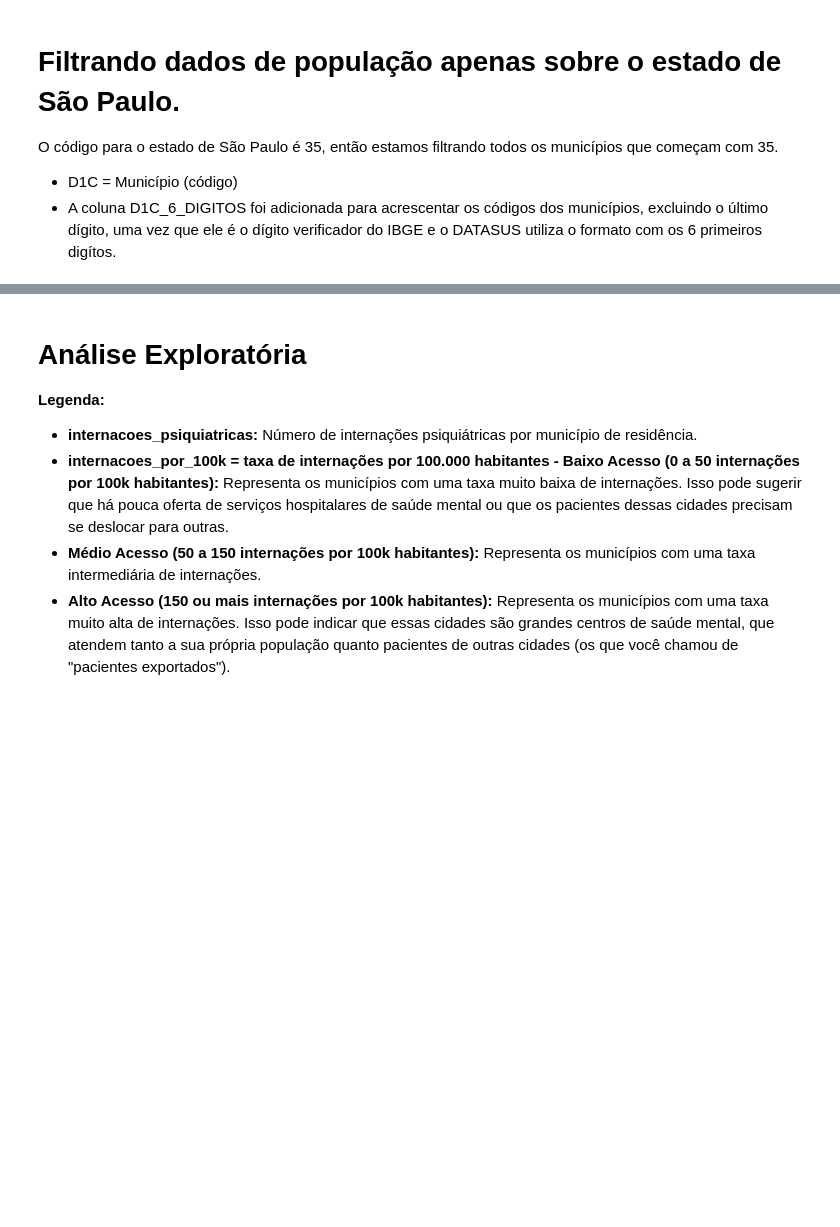
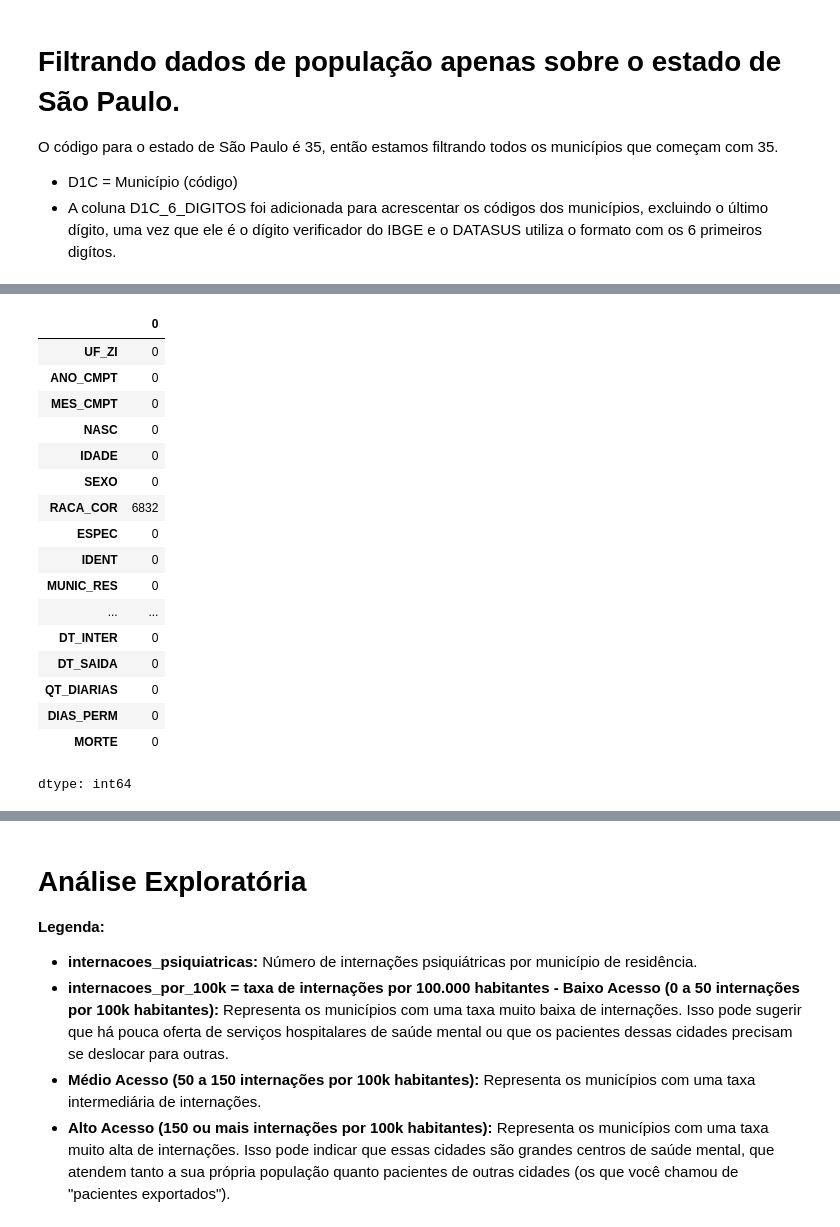
Before and after one commit to tinemyumi/saude-mental-datasus, a Jupyter notebook: codigos-python/eda.ipynb, the cells around one changed output, grey strips where cells are left out. Cells and saved outputs as stored; diff of their text form; code cells hidden in the pictures; blank space fills up the shorter version.

```diff
--- a/codigos-python/eda.ipynb
+++ b/codigos-python/eda.ipynb
@@ -237,0 +300,22 @@ df_sp.head()
+# %%
+# Informações sobre valores ausentes
+df_saude_mental.isna().sum()
+# %% [output]
+|  | 0 |
+| UF_ZI | 0 |
+| ANO_CMPT | 0 |
+| MES_CMPT | 0 |
+| NASC | 0 |
+| IDADE | 0 |
+| SEXO | 0 |
+| RACA_COR | 6832 |
+| ESPEC | 0 |
+| IDENT | 0 |
+| MUNIC_RES | 0 |
+| ... | ... |
+| DT_INTER | 0 |
+| DT_SAIDA | 0 |
+| QT_DIARIAS | 0 |
+| DIAS_PERM | 0 |
+| MORTE | 0 |
+dtype: int64
```
Also changed, not shown: parts of 28 cells of this notebook.
